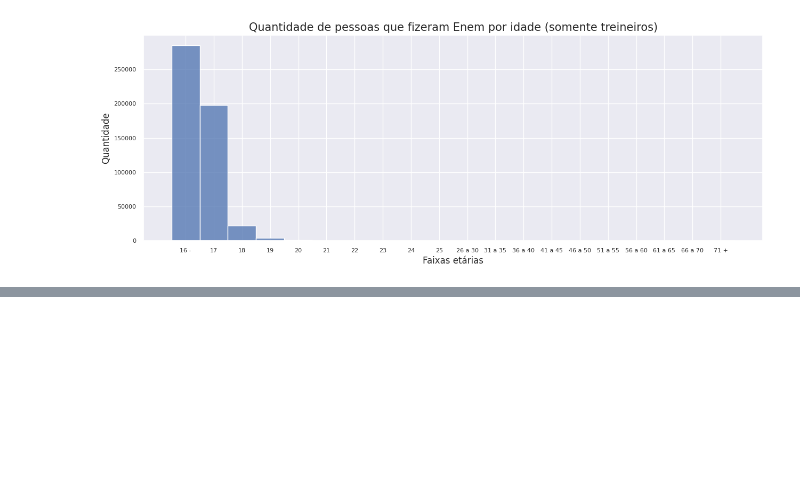
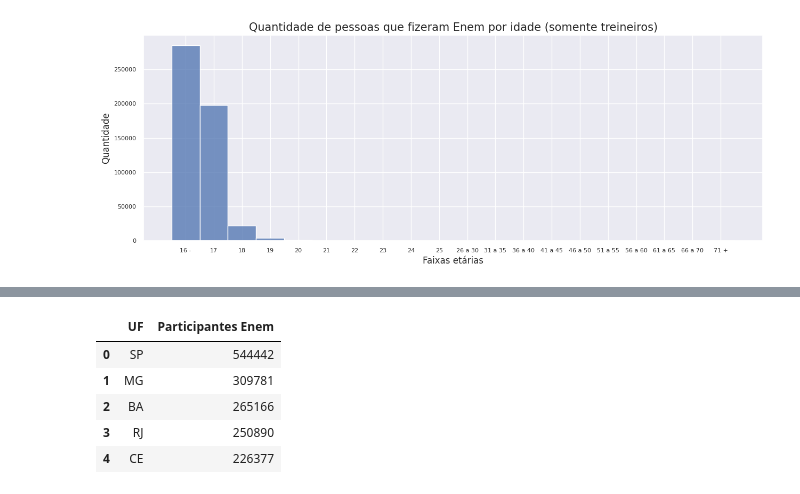
Before and after one commit to Tathy/Analise_Microdados_Enem_2022, a Jupyter notebook: Analise_de_Microdados_do_ENEM_2022.ipynb, the cells around one changed output, grey strips where cells are left out. Saved outputs shown, nothing was run; the diff lists cells and outputs as text; code cells hidden in the pictures; blank space fills up the shorter version.

```diff
--- a/Analise_de_Microdados_do_ENEM_2022.ipynb
+++ b/Analise_de_Microdados_do_ENEM_2022.ipynb
@@ -214,0 +268,13 @@ ax.tick_params(labelsize = 8)
+# %%
+# Participantes do Enem por UF em ordem decrescente
+participantes_enem_por_uf = pd.DataFrame(coluna_sg_uf_prova.value_counts()).reset_index()
+participantes_enem_por_uf.rename(columns = {'index':'UF', 'SG_UF_PROVA':'Participantes Enem'}, inplace = True)
+participantes_enem_por_uf = participantes_enem_por_uf.sort_values('Participantes Enem', ascending = False).reset_index(drop = True)
+participantes_enem_por_uf.head()
+# %% [output]
+|  | UF | Participantes Enem |
+| 0 | SP | 544442 |
+| 1 | MG | 309781 |
+| 2 | BA | 265166 |
+| 3 | RJ | 250890 |
+| 4 | CE | 226377 |
```
Also changed, not shown: parts of 10 cells of this notebook.
